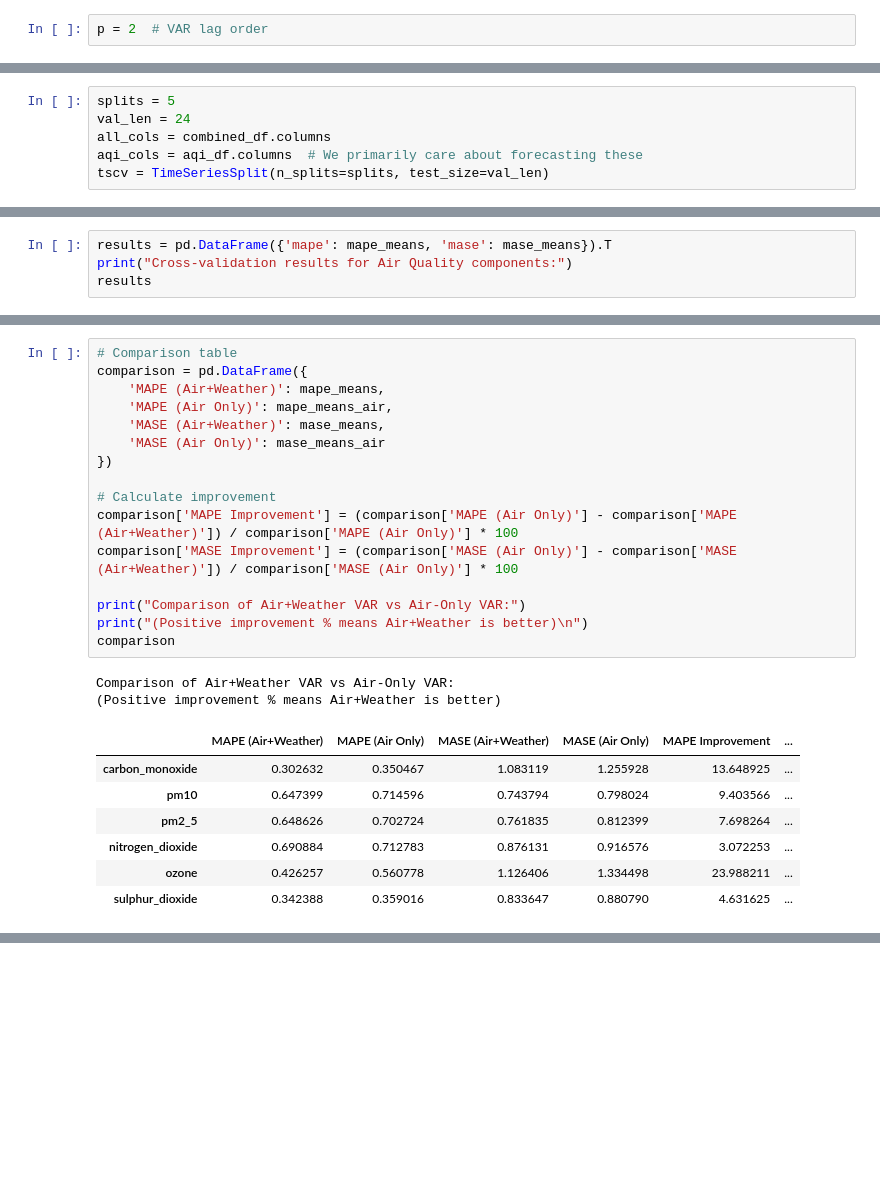
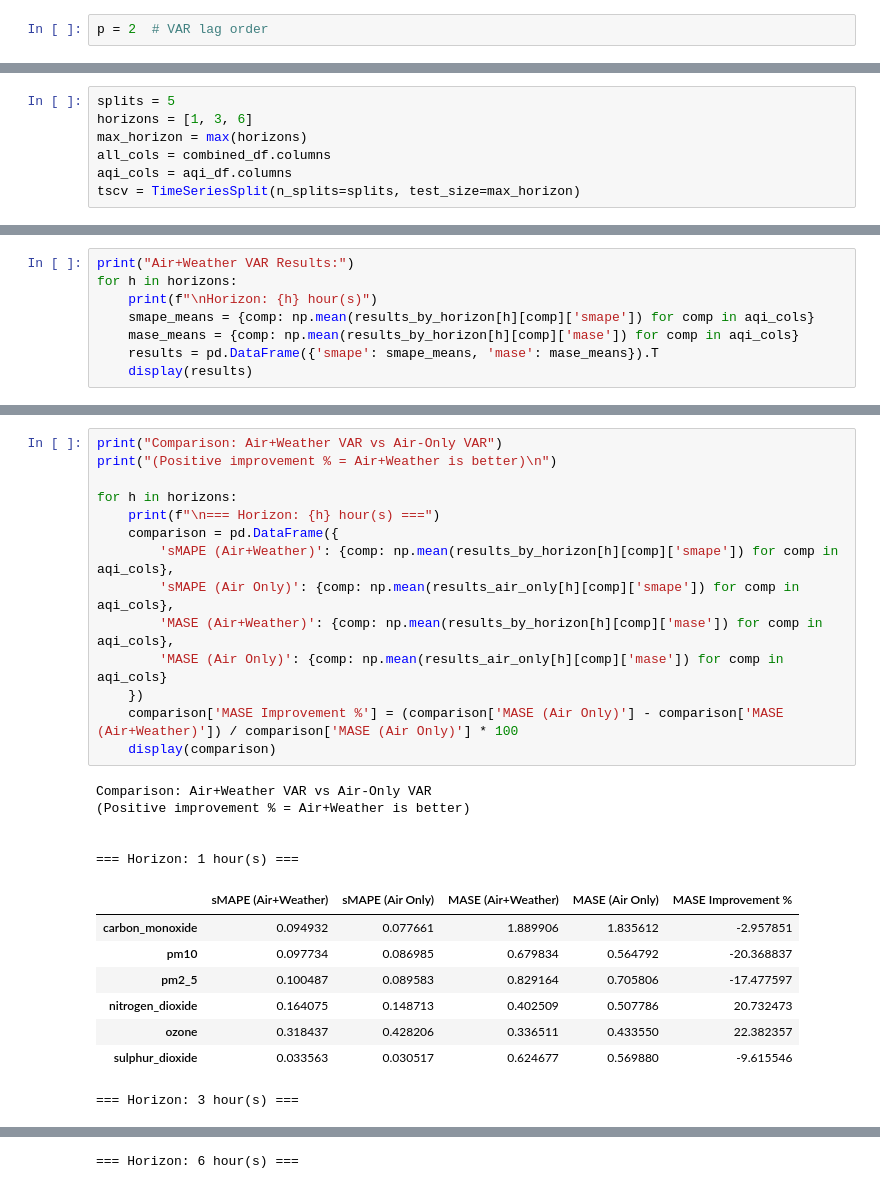
Before and after one commit to quangtranngoc/business-analytics-project, a Jupyter notebook: var_air_weather.ipynb, the cells around one changed output, grey strips where cells are left out. Saved outputs shown, nothing was run; the diff lists cells and outputs as text; blank space fills up the shorter version.

Commit message:
Use sMAPE instead of MAPE, add optimal parameters tuning, evaluate at multiple forecast horizons, version 2.0

```diff
--- a/var_air_weather.ipynb
+++ b/var_air_weather.ipynb
@@ -55,7 +53,8 @@ p = 2  # VAR lag order
 # %%
 splits = 5
-val_len = 24
+horizons = [1, 3, 6]
+max_horizon = max(horizons)
 all_cols = combined_df.columns
-aqi_cols = aqi_df.columns  # We primarily care about forecasting these
-tscv = TimeSeriesSplit(n_splits=splits, test_size=val_len)
+aqi_cols = aqi_df.columns
+tscv = TimeSeriesSplit(n_splits=splits, test_size=max_horizon)
 # %%
@@ -89,5 +85,9 @@ mase_means = {comp: np.mean(scores) for comp, scores in mase_list.items()}
 # %%
-results = pd.DataFrame({'mape': mape_means, 'mase': mase_means}).T
-print("Cross-validation results for Air Quality components:")
-results
+print("Air+Weather VAR Results:")
+for h in horizons:
+    print(f"\nHorizon: {h} hour(s)")
+    smape_means = {comp: np.mean(results_by_horizon[h][comp]['smape']) for comp in aqi_cols}
+    mase_means = {comp: np.mean(results_by_horizon[h][comp]['mase']) for comp in aqi_cols}
+    results = pd.DataFrame({'smape': smape_means, 'mase': mase_means}).T
+    display(results)
 # %% [output]
@@ -127,26 +131,28 @@ mase_means_air = {comp: np.mean(scores) for comp, scores in mase_list_air.items(
 # %%
-# Comparison table
-comparison = pd.DataFrame({
-    'MAPE (Air+Weather)': mape_means,
-    'MAPE (Air Only)': mape_means_air,
-    'MASE (Air+Weather)': mase_means,
-    'MASE (Air Only)': mase_means_air
-})
+print("Comparison: Air+Weather VAR vs Air-Only VAR")
+print("(Positive improvement % = Air+Weather is better)\n")
 
-# Calculate improvement
-comparison['MAPE Improvement'] = (comparison['MAPE (Air Only)'] - comparison['MAPE (Air+Weather)']) / comparison['MAPE (Air Only)'] * 100
-comparison['MASE Improvement'] = (comparison['MASE (Air Only)'] - comparison['MASE (Air+Weather)']) / comparison['MASE (Air Only)'] * 100
-
-print("Comparison of Air+Weather VAR vs Air-Only VAR:")
-print("(Positive improvement % means Air+Weather is better)\n")
-comparison
+for h in horizons:
+    print(f"\n=== Horizon: {h} hour(s) ===")
+    comparison = pd.DataFrame({
+        'sMAPE (Air+Weather)': {comp: np.mean(results_by_horizon[h][comp]['smape']) for comp in aqi_cols},
+        'sMAPE (Air Only)': {comp: np.mean(results_air_only[h][comp]['smape']) for comp in aqi_cols},
+        'MASE (Air+Weather)': {comp: np.mean(results_by_horizon[h][comp]['mase']) for comp in aqi_cols},
+        'MASE (Air Only)': {comp: np.mean(results_air_only[h][comp]['mase']) for comp in aqi_cols}
+    })
+    comparison['MASE Improvement %'] = (comparison['MASE (Air Only)'] - comparison['MASE (Air+Weather)']) / comparison['MASE (Air Only)'] * 100
+    display(comparison)
 # %% [output]
-Comparison of Air+Weather VAR vs Air-Only VAR:
-(Positive improvement % means Air+Weather is better)
+Comparison: Air+Weather VAR vs Air-Only VAR
+(Positive improvement % = Air+Weather is better)
+
+
+=== Horizon: 1 hour(s) ===
-|  | MAPE (Air+Weather) | MAPE (Air Only) | MASE (Air+Weather) | MASE (Air Only) | MAPE Improvement | ... |
-| carbon_monoxide | 0.302632 | 0.350467 | 1.083119 | 1.255928 | 13.648925 | ... |
-| pm10 | 0.647399 | 0.714596 | 0.743794 | 0.798024 | 9.403566 | ... |
-| pm2_5 | 0.648626 | 0.702724 | 0.761835 | 0.812399 | 7.698264 | ... |
-| nitrogen_dioxide | 0.690884 | 0.712783 | 0.876131 | 0.916576 | 3.072253 | ... |
-| ozone | 0.426257 | 0.560778 | 1.126406 | 1.334498 | 23.988211 | ... |
-| sulphur_dioxide | 0.342388 | 0.359016 | 0.833647 | 0.880790 | 4.631625 | ... |
+|  | sMAPE (Air+Weather) | sMAPE (Air Only) | MASE (Air+Weather) | MASE (Air Only) | MASE Improvement % |
+| carbon_monoxide | 0.094932 | 0.077661 | 1.889906 | 1.835612 | -2.957851 |
+| pm10 | 0.097734 | 0.086985 | 0.679834 | 0.564792 | -20.368837 |
+| pm2_5 | 0.100487 | 0.089583 | 0.829164 | 0.705806 | -17.477597 |
+| nitrogen_dioxide | 0.164075 | 0.148713 | 0.402509 | 0.507786 | 20.732473 |
+| ozone | 0.318437 | 0.428206 | 0.336511 | 0.433550 | 22.382357 |
+| sulphur_dioxide | 0.033563 | 0.030517 | 0.624677 | 0.569880 | -9.615546 |
+=== Horizon: 3 hour(s) ===
@@ -152,0 +166 @@ Comparison of Air+Weather VAR vs Air-Only VAR:
+=== Horizon: 6 hour(s) ===
```
Also changed, not shown: parts of 20 cells of this notebook, 6 other files.
